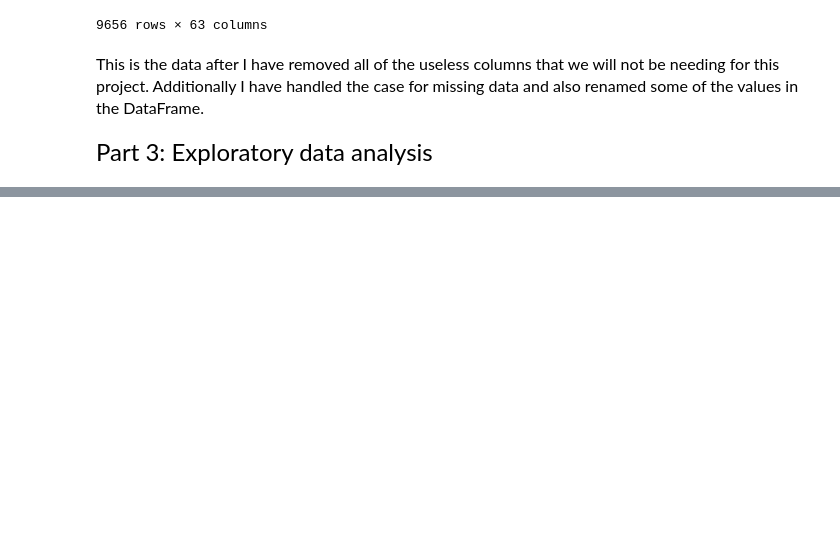
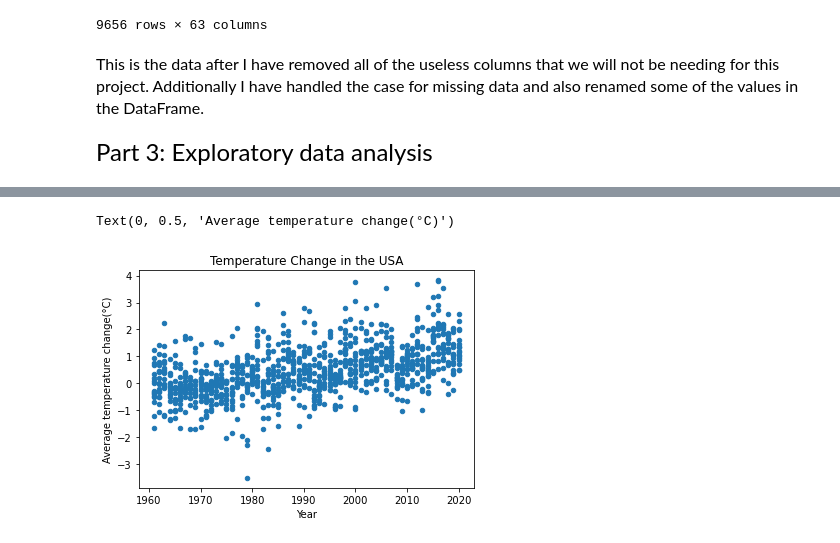
Before and after one commit to IshanPatelFinal/IshanPatelFinal.github.io, a Jupyter notebook: Ishan'sProject.ipynb, the cells around one changed output, grey strips where cells are left out. Drawn from its saved outputs; the diff is of its cells as text; code cells hidden in the pictures; blank space fills up the shorter version.

```diff
--- a/Ishan'sProject.ipynb
+++ b/Ishan'sProject.ipynb
@@ -79,0 +83,4 @@ df
+# %%
+new_df = pd.read_csv("./Data1_1_2022.csv")
+new_df1 = new_df.drop(columns = ['Domain', 'Domain Code', 'Element Code', 'Element', 'Months', 'Year Code', 'Unit','Flag','Flag Description'])
+new_df1
@@ -79,0 +101,8 @@ df
+# %%
+America = new_df1[new_df1['Area Code (FAO)'] ==  231]
+America = America.dropna()
+fig = America.plot.scatter(x = 'Year',y = 'Value', title="Temperature Change in the USA")
+fig.set_ylabel('Average temperature change(°C)')
+# %% [output]
+Text(0, 0.5, 'Average temperature change(°C)')
+[figure, added]
```
Also changed, not shown: parts of 38 cells of this notebook, 2 other files.
